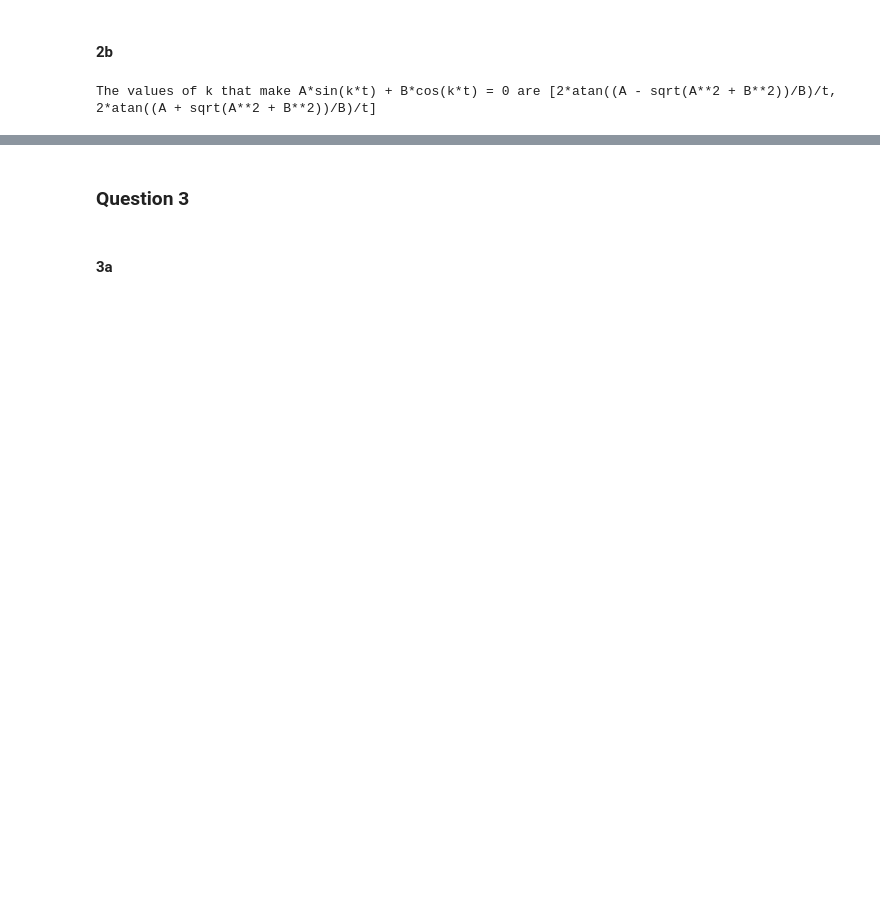
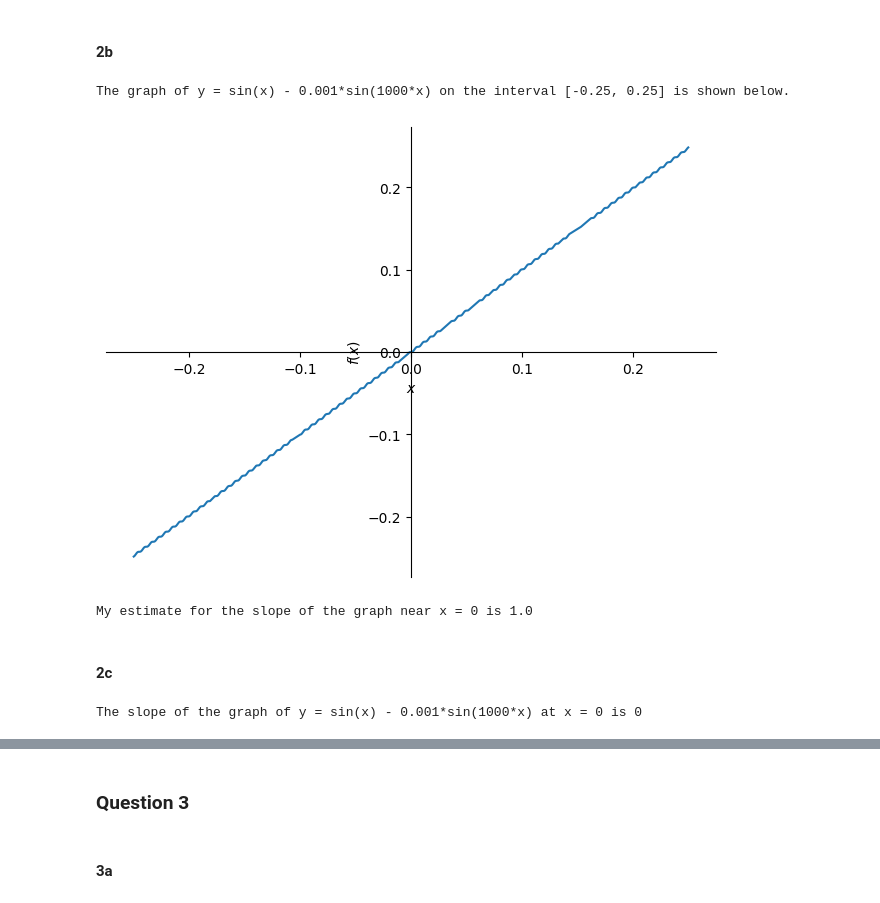
Before and after one commit to bsikar/math151, a Jupyter notebook: Lab 4/Math 151 – Python Lab 4.ipynb, the cells around one changed output, grey strips where cells are left out. Cells and saved outputs as stored; diff of their text form; code cells hidden in the pictures; blank space fills up the shorter version.

```diff
--- a/Lab 4/Math 151 – Python Lab 4.ipynb
+++ b/Lab 4/Math 151 – Python Lab 4.ipynb
@@ -83,10 +66,17 @@ The values of k that make -4*k**2*cos(k*t) + 25*cos(k*t) = 0 are [-5/2, 5/2, pi/
 # %% [markdown]
 #### 2b
 # %%
-# XXX fix this
-A, B, = symbols('A B')
-y = A * sin(k * t) + B * cos(k * t)
-new_solutions = solve(y, k)
-print(f'The values of k that make {y} = 0 are {new_solutions}')
+print(f"The graph of y = {y} on the interval [-0.25, 0.25] is shown below.")
+plot(y, (x, -0.25, 0.25))
+print(f"My estimate for the slope of the graph near x = 0 is {0.1/0.1}")
 # %% [output]
-The values of k that make A*sin(k*t) + B*cos(k*t) = 0 are [2*atan((A - sqrt(A**2 + B**2))/B)/t, 2*atan((A + sqrt(A**2 + B**2))/B)/t]
+The graph of y = sin(x) - 0.001*sin(1000*x) on the interval [-0.25, 0.25] is shown below.
+[figure, added]
+My estimate for the slope of the graph near x = 0 is 1.0
+# %% [markdown]
+#### 2c
+# %%
+slope = y.diff(x).subs(x, 0)
+print(f"The slope of the graph of y = {y} at x = 0 is {slope}")
+# %% [output]
+The slope of the graph of y = sin(x) - 0.001*sin(1000*x) at x = 0 is 0
```
Also changed, not shown: parts of 30 cells of this notebook.
